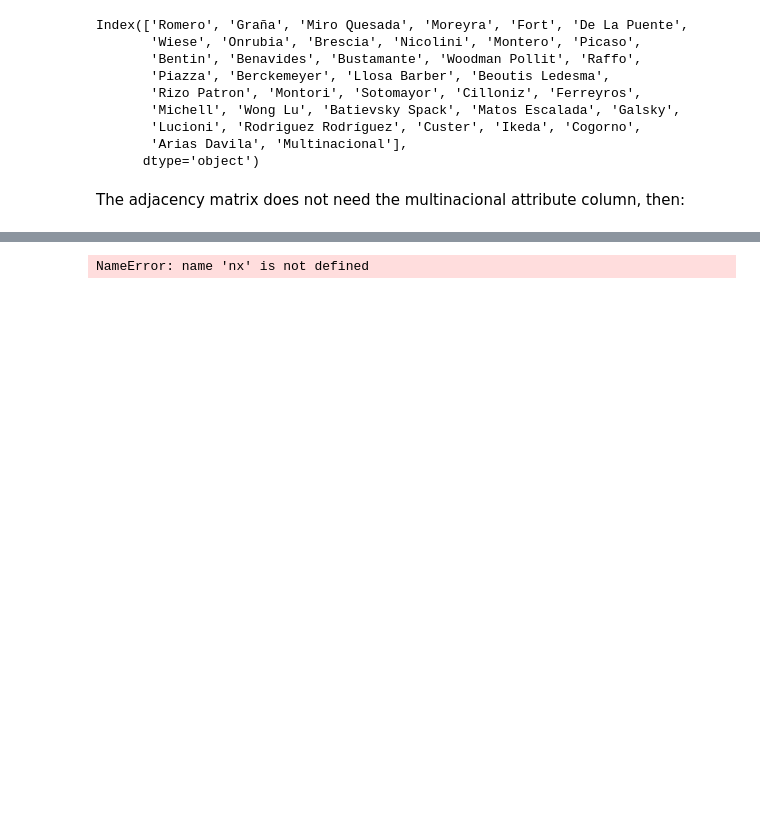
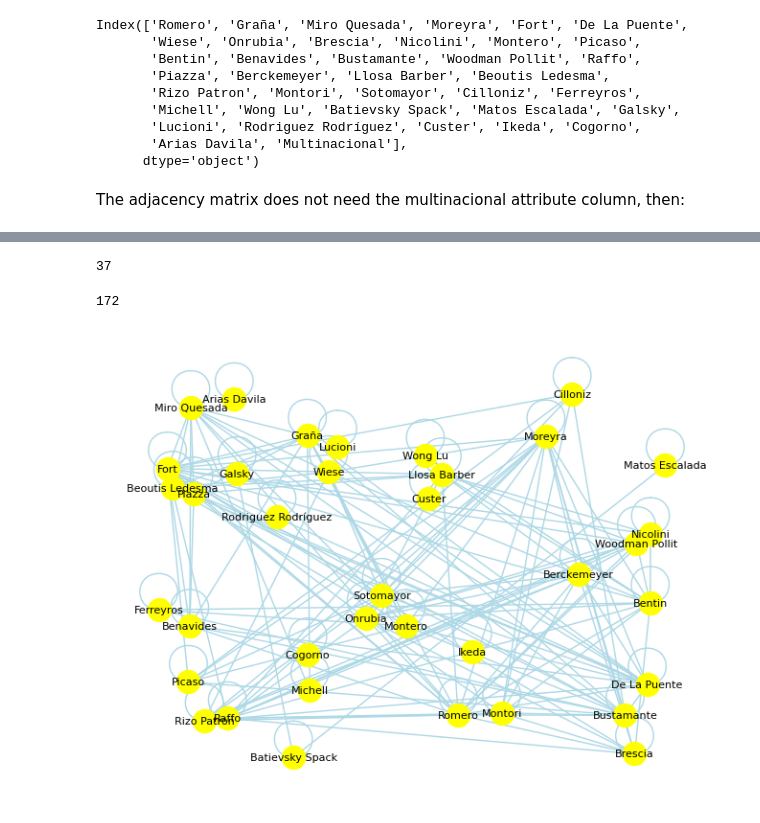
Before and after one commit to Richmaninoff/S5.-Grafos, a Jupyter notebook: Tarea 3.ipynb, the cells around one changed output, grey strips where cells are left out. Drawn from its saved outputs; the diff is of its cells as text; code cells hidden in the pictures; blank space fills up the shorter version.

```diff
--- a/Tarea 3.ipynb
+++ b/Tarea 3.ipynb
@@ -48,4 +59,3 @@ adjacency=FigueData.drop(varsToDrop,axis=1)
 # %%
-EliteNet = nx.from_pandas_adjacency(adjacency)
+import networkx as nx
+#importar nx antes de usar
-# %% [output]
-NameError: name 'nx' is not defined
@@ -51,0 +64,17 @@ NameError: name 'nx' is not defined
+# %%
+len(EliteNet)
+# %% [output]
+37
+# %%
+EliteNet.size()
+# %% [output]
+172
+# %%
+# plot
+nx.draw_random(EliteNet,
+                node_color='yellow',
+                edge_color='lightblue',
+                with_labels=True,
+                font_size=8)
+# %% [output]
+[figure, added]
```
Also changed, not shown: parts of 29 cells of this notebook, 4 other files.
